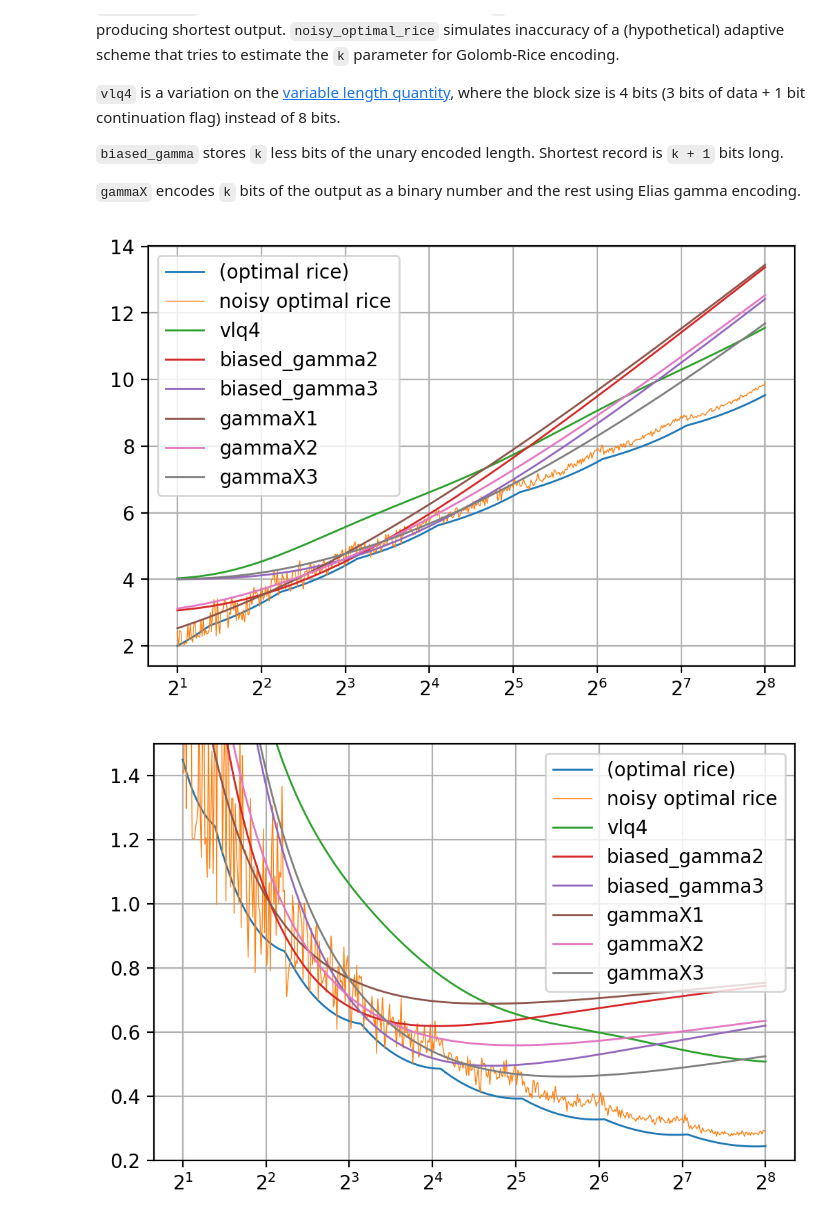
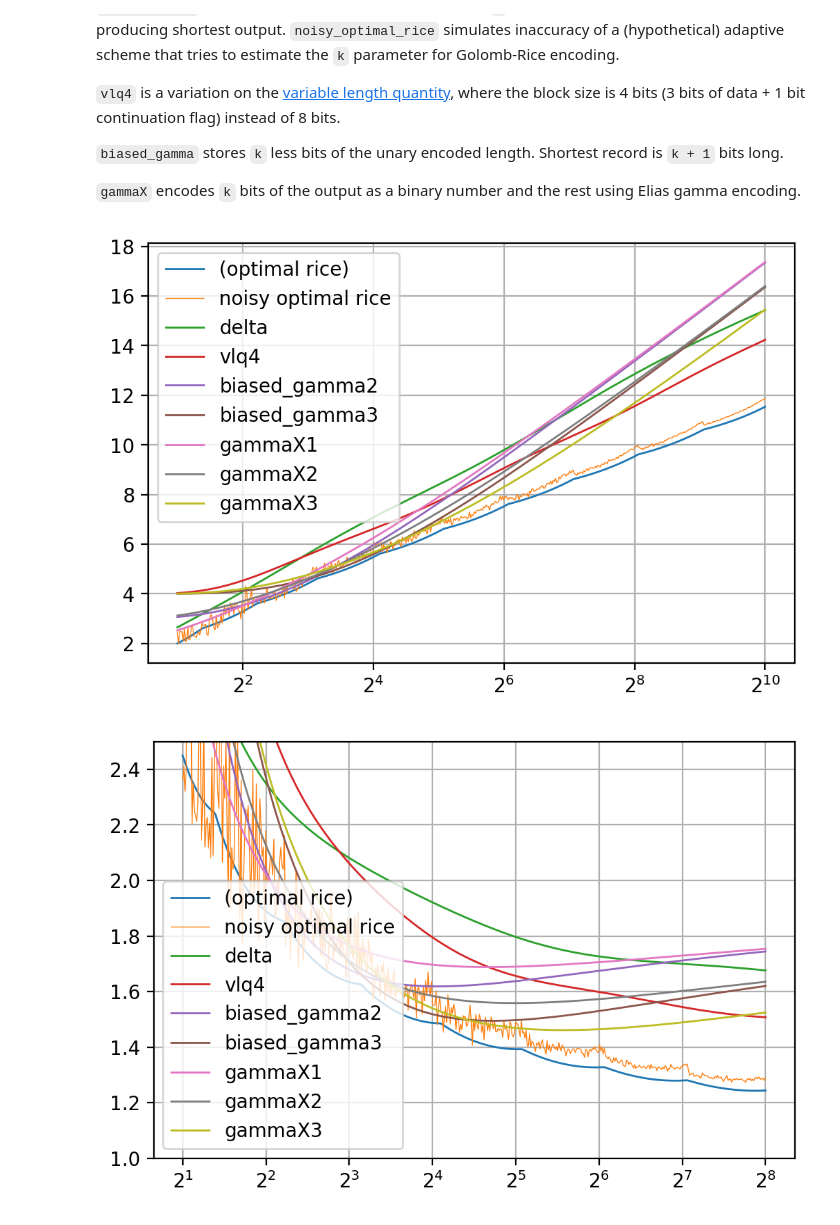
Before and after one commit to bluecube/tablog, a Jupyter notebook: jupyter/encoders.ipynb, the cells around one changed output. Cells and saved outputs as stored; diff of their text form; code cells hidden in the pictures.

Commit message:
Adaptive rice encoding in encoders notebook

```diff
--- a/jupyter/encoders.ipynb
+++ b/jupyter/encoders.ipynb
@@ -69,7 +69,7 @@ bits = {
     "(optimal rice)": optimal_rice,
     "noisy optimal rice": noisy_optimal_rice,
     #"gamma": gamma,
-    #"delta": delta,
+    "delta": delta,
     "vlq4": lambda x: vlq(x, 4),
     #"vlq": lambda x: vlq(x, 8),
     #"biased_gamma1": lambda x: biased_gamma(x, 1),
@@ -126,9 +125,9 @@ def total_bits(encoding, mean_lengths):
 
     return expected_bits
 # %%
-plot_encodings(numpy.logspace(1, 8, 500, base=2), total_bits)
+plot_encodings(numpy.logspace(1, 10, 500, base=2), total_bits)
 # %% [output]
-[figure, old version]
+[figure, new version]
 # %%
 def relative_bits(encoding, mean_lengths):
     p = 1/mean_lengths
@@ -142,11 +141,11 @@ def relative_bits(encoding, mean_lengths):
     expected_bits = numpy.sum(probabilities * encoded_bit_lengths, axis=0)
     optimal_expected_bits = numpy.sum(probabilities * optimal_bit_lengths, axis=0)
 
-    relative_bits = expected_bits / optimal_expected_bits - 1
+    relative_bits = expected_bits / optimal_expected_bits
 
     return relative_bits
 # %%
-plot_encodings(numpy.logspace(1, 8, 500, base=2), relative_bits, ylim=[0.2, 1.5])
+plot_encodings(numpy.logspace(1, 8, 500, base=2), relative_bits, ylim=[1.0, 2.5])
 # %% [output]
-[figure, old version]
+[figure, new version]
 # %%
```
Also changed, not shown: parts of 4 cells of this notebook.
